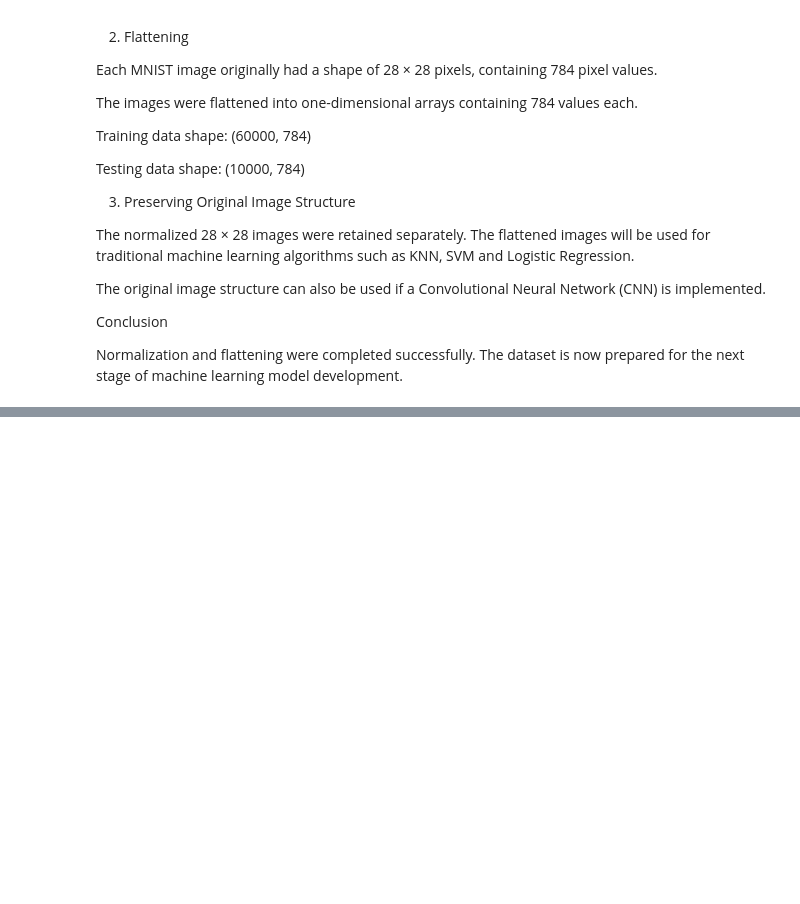
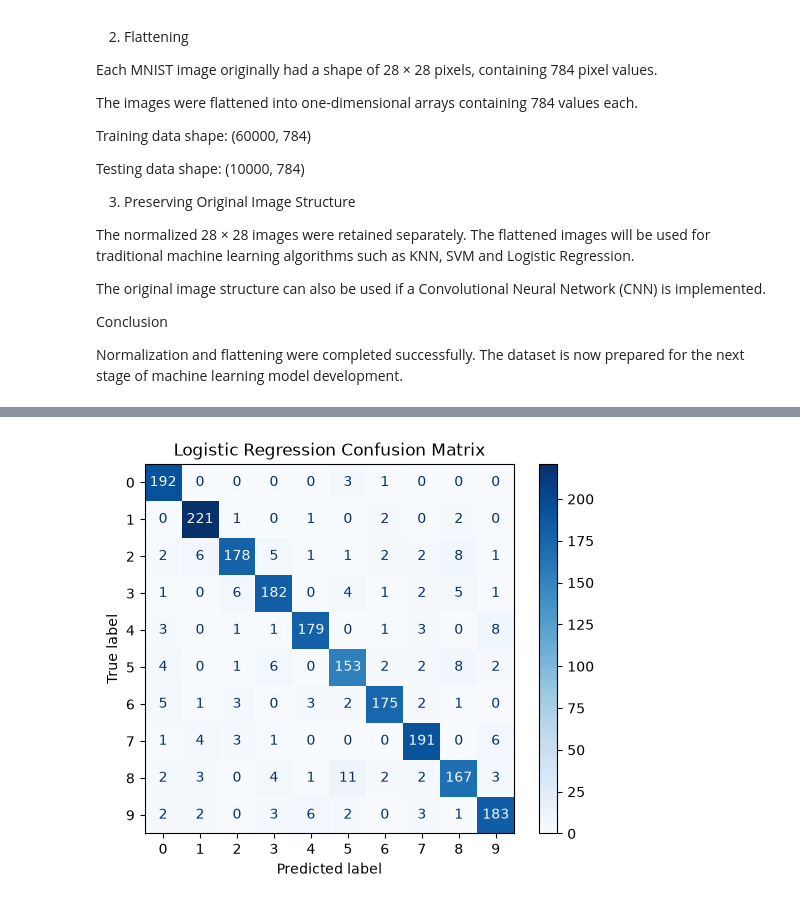
Before and after one commit to rakeshraikar1989/Handwritten-Digits-Recognition, a Jupyter notebook: PRCP_1002_Handwritten_Digits_Recognition.ipynb, the cells around one changed output, grey strips where cells are left out. Drawn from its saved outputs; the diff is of its cells as text; code cells hidden in the pictures; blank space fills up the shorter version.

```diff
--- a/PRCP_1002_Handwritten_Digits_Recognition.ipynb
+++ b/PRCP_1002_Handwritten_Digits_Recognition.ipynb
@@ -319,0 +588,6 @@ Normalization and flattening were completed successfully. The dataset is now pre
+# %%
+# Create the Logistic Regression model
+
+lr_model = LogisticRegression(max_iter=1000)
+
+print("Logistic Regression model created successfully!")
@@ -319,0 +596,13 @@ Normalization and flattening were completed successfully. The dataset is now pre
+# %%
+# Train the Logistic Regression model
+
+start_time = time.time()
+
+lr_model.fit(x_train_sample, y_train_sample)
+
+end_time = time.time()
+
+lr_training_time = end_time - start_time
+
+print("Logistic Regression training completed!")
+print("Training time:", round(lr_training_time, 2), "seconds")
@@ -319,0 +612,13 @@ Normalization and flattening were completed successfully. The dataset is now pre
+# %%
+# Make predictions using Logistic Regression
+
+start_time = time.time()
+
+y_pred_lr = lr_model.predict(x_test_sample)
+
+end_time = time.time()
+
+lr_prediction_time = end_time - start_time
+
+print("Logistic Regression predictions completed!")
+print("Prediction time:", round(lr_prediction_time, 2), "seconds")
@@ -319,0 +657,15 @@ Normalization and flattening were completed successfully. The dataset is now pre
+# %%
+# Create Logistic Regression confusion matrix
+
+cm_lr = confusion_matrix(y_test_sample, y_pred_lr)
+
+display_lr = ConfusionMatrixDisplay(
+    confusion_matrix=cm_lr,
+    display_labels=range(10)
+)
+
+display_lr.plot(cmap="Blues")
+plt.title("Logistic Regression Confusion Matrix")
+plt.show()
+# %% [output]
+[figure, added]
```
Also changed, not shown: parts of 29 cells of this notebook.
